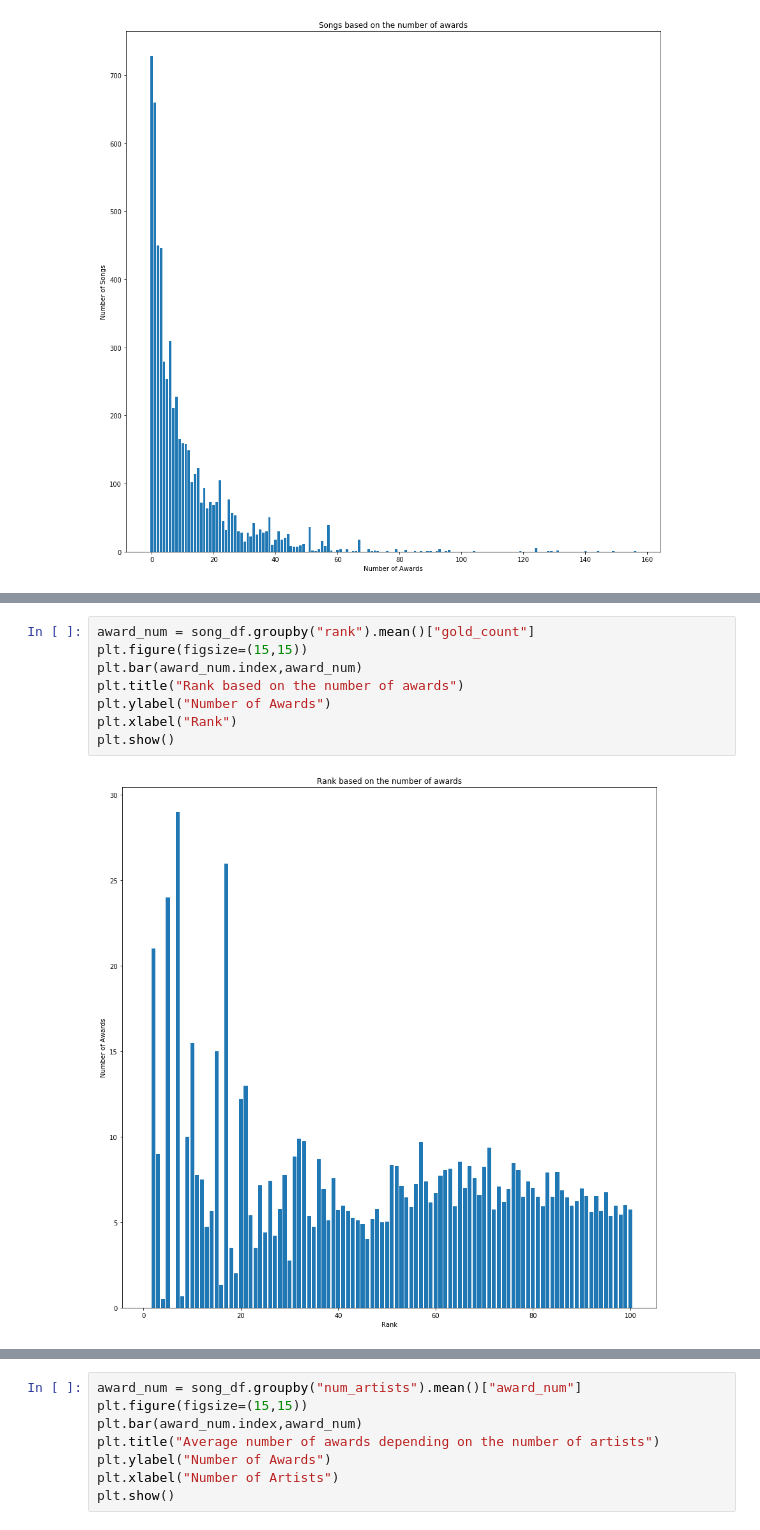
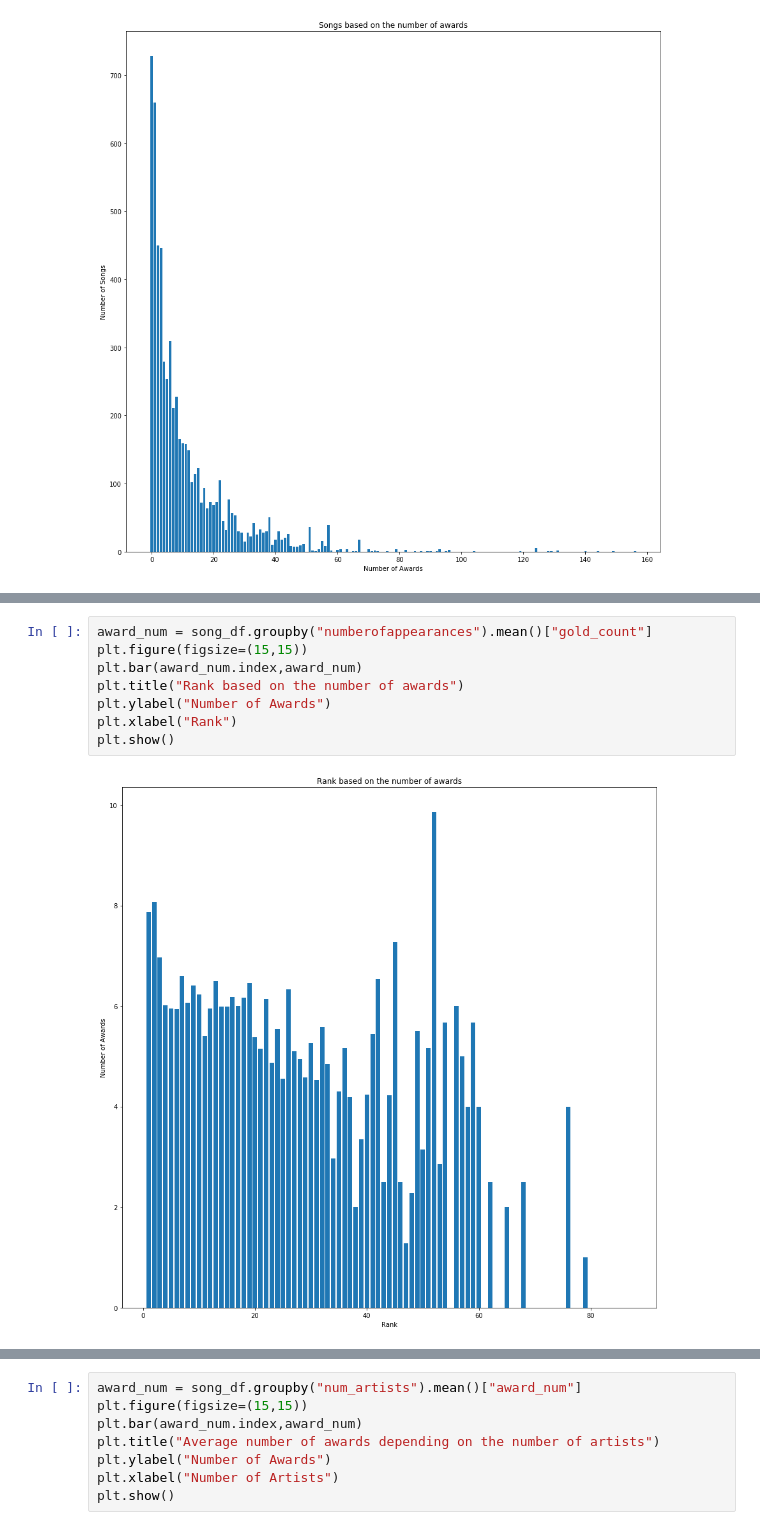
Before and after one commit to Weulass/Billboard-analytics, a Jupyter notebook: Aggregating.ipynb, the cells around one changed output, grey strips where cells are left out. Cells and saved outputs as stored; diff of their text form.

```diff
--- a/Aggregating.ipynb
+++ b/Aggregating.ipynb
@@ -190,11 +190,11 @@ plt.show()
 # %%
-award_num = song_df.groupby("rank").mean()["gold_count"]
+award_num = song_df.groupby("numberofappearances").mean()["gold_count"]
 plt.figure(figsize=(15,15))
 plt.bar(award_num.index,award_num)
 plt.title("Rank based on the number of awards")
 plt.ylabel("Number of Awards")
 plt.xlabel("Rank")
 plt.show()
 # %% [output]
-[figure, old version]
+[figure, new version]
 # %%
```
Also changed, not shown: parts of 5 cells of this notebook, 1 other file.
